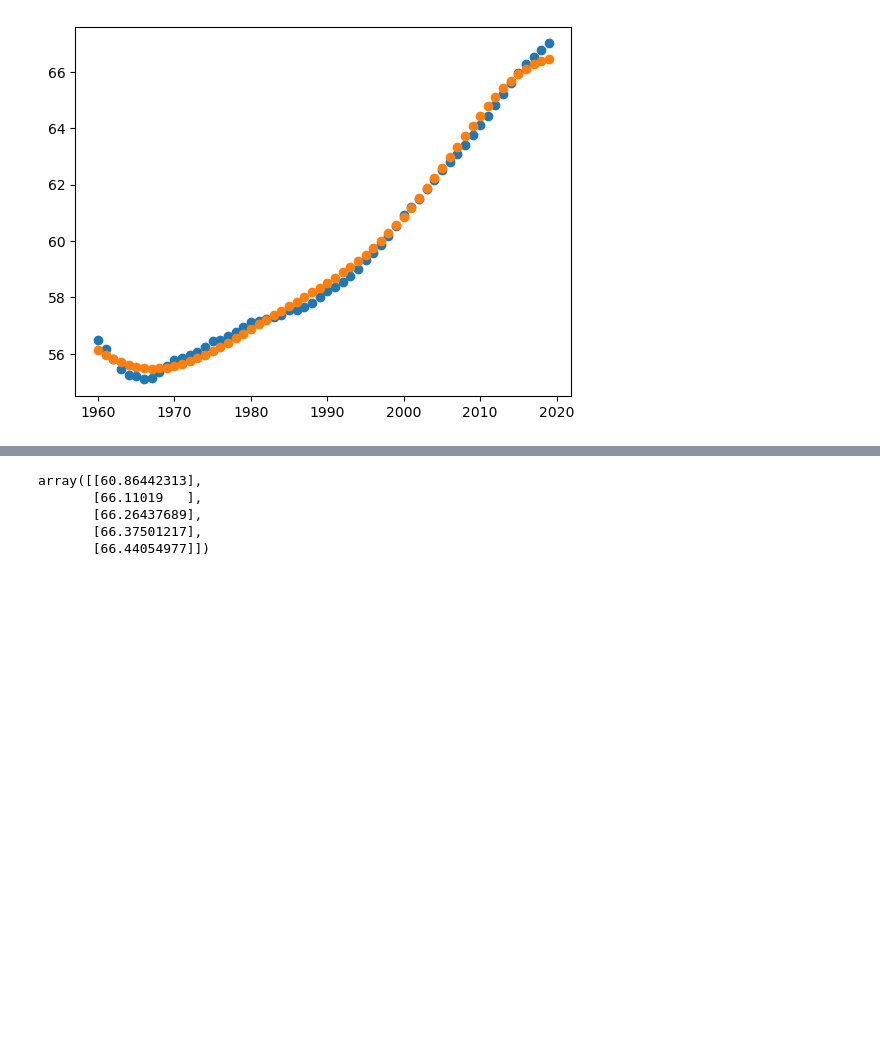
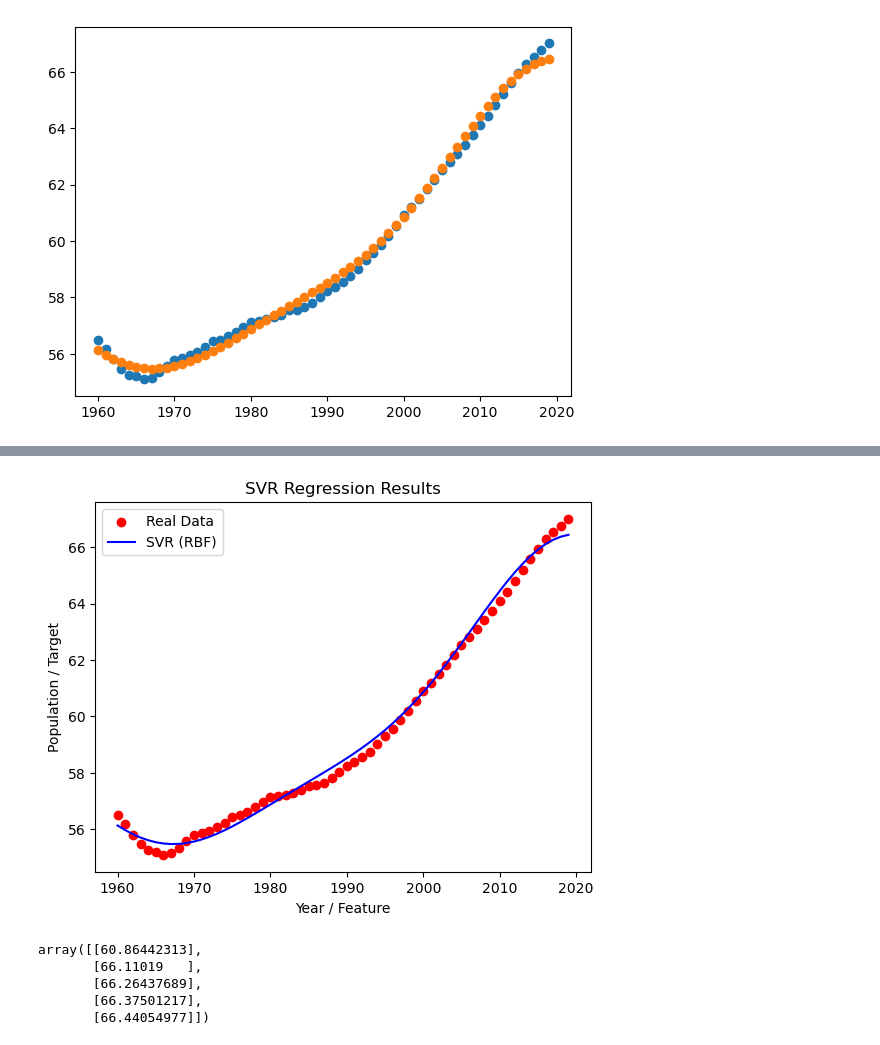
Before and after one commit to DecentDrashti/ml-fundamentals-and-pipelines, a Jupyter notebook: Lab5_Blank/Lab5 (DL)_Blank.ipynb, the cells around one changed output, grey strips where cells are left out. Drawn from its saved outputs; the diff is of its cells as text; code cells hidden in the pictures; blank space fills up the shorter version.

```diff
--- a/Lab5_Blank/Lab5 (DL)_Blank.ipynb
+++ b/Lab5_Blank/Lab5 (DL)_Blank.ipynb
@@ -165,3 +159,13 @@ plt.scatter(x,y_pred)
+# %%
+plt.scatter(x, y, color='red', label='Real Data')
+plt.plot(x, y_pred, color='blue', label='SVR (RBF)')
+plt.title('SVR Regression Results')
+plt.xlabel('Year / Feature')
+plt.ylabel('Population / Target')
+plt.legend()
+plt.show()
+# %% [output]
+[figure, added]
 # %%
 newdata=[[2000],[2016],[2017],[2018],[2019]]#model need 2D array
 # %%
```
Also changed, not shown: parts of 3 cells of this notebook, 5 other files.
